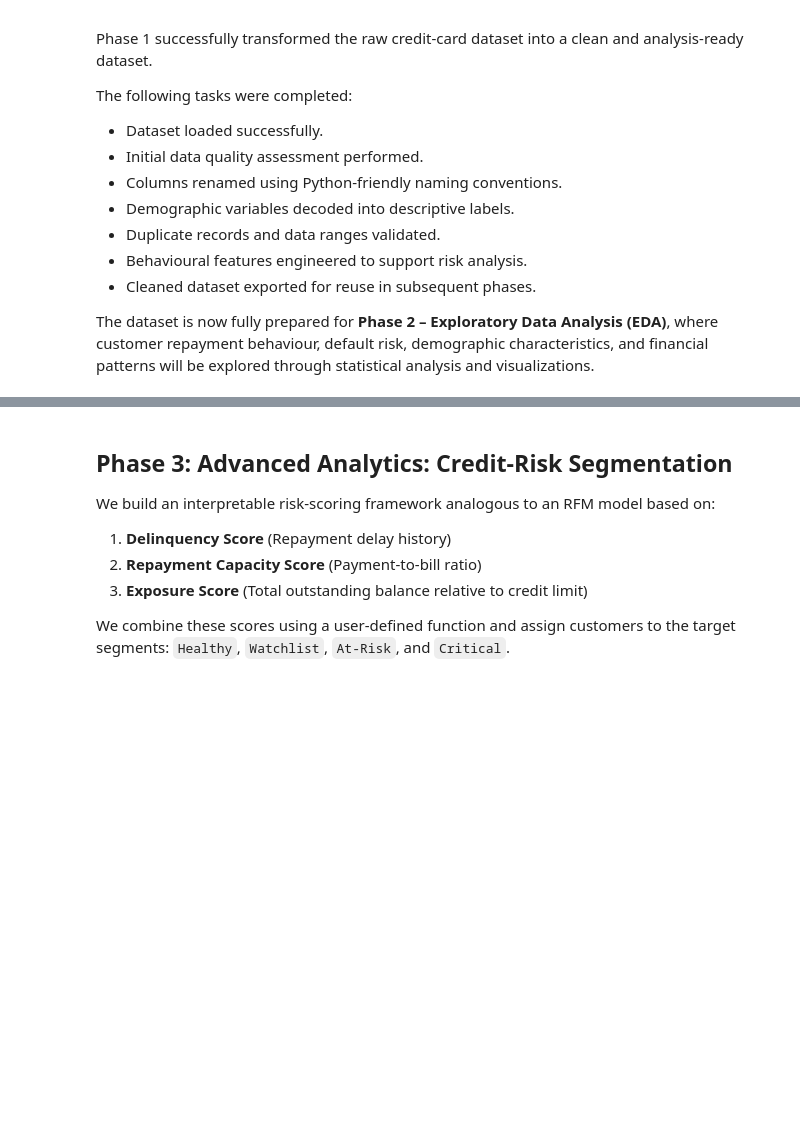
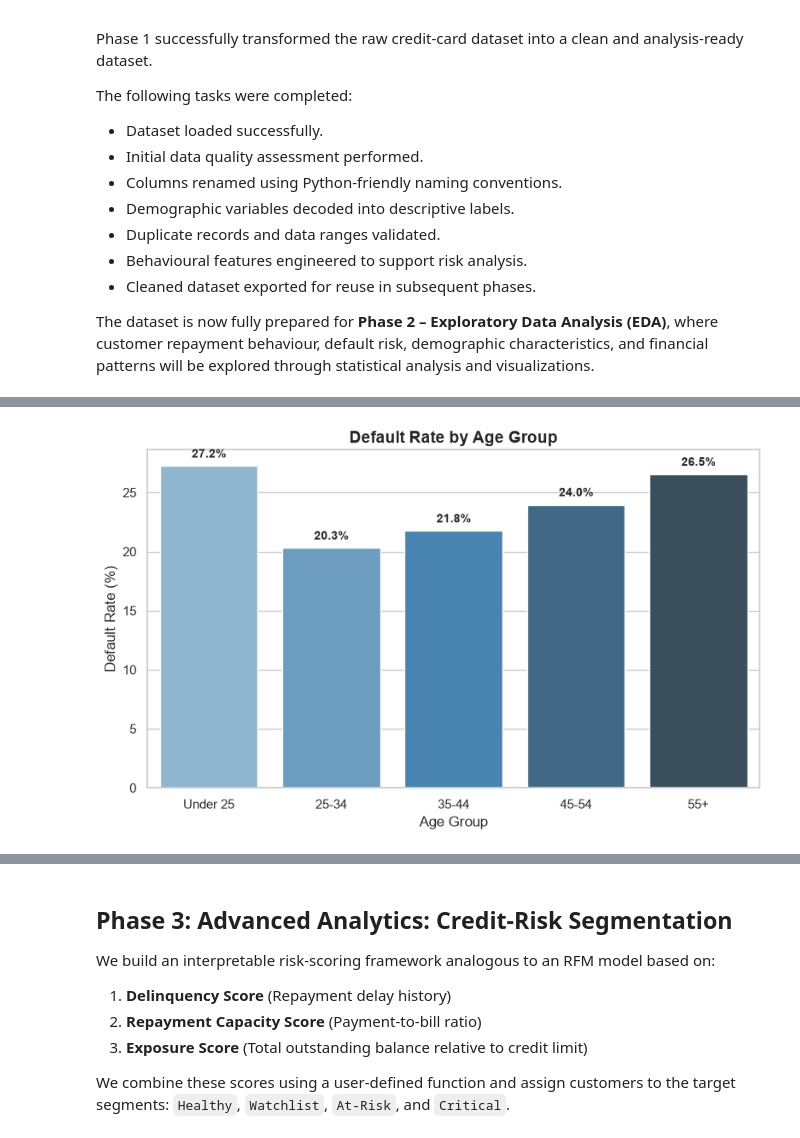
Before and after one commit to ChamithuPunchihewa/Final-Python-Project, a Jupyter notebook: notebooks/Technical_Appendix.ipynb, the cells around one changed output, grey strips where cells are left out. Saved outputs shown, nothing was run; the diff lists cells and outputs as text; code cells hidden in the pictures; blank space fills up the shorter version.

```diff
--- a/notebooks/Technical_Appendix.ipynb
+++ b/notebooks/Technical_Appendix.ipynb
@@ -721,23 +791,77 @@ plt.show()
 # %%
-# Analysis & Plot 2: Default rate by Age Bands
-# Group ages into standard bands: Under 25, 25-34, 35-44, 45-54, 55+
+# Analysis 2 : Default Rate by Age Group
+
+print("=" * 50)
+print("ANALYSIS 2 : DEFAULT RATE BY AGE GROUP")
+print("=" * 50)
+
+# Create Age Bands
 age_bins = [0, 24, 34, 44, 54, 100]
-age_labels = ['Under 25', '25-34', '35-44', '45-54', '55+']
-df_clean['age_band'] = pd.cut(df_clean['age'], bins=age_bins, labels=age_labels)
+age_labels = [
+    "Under 25",
+    "25-34",
+    "35-44",
+    "45-54",
+    "55+"
+]
 
-age_default = df_clean.groupby('age_band')['default_next_month'].mean().reset_index()
-age_default['default_rate'] = age_default['default_next_month'] * 100
+df_clean["age_band"] = pd.cut(
+    df_clean["age"],
+    bins=age_bins,
+    labels=age_labels
+)
 
-print(age_default)
 
-fig, ax = plt.subplots(figsize=(8, 5))
-sns.barplot(data=age_default, x='age_band', y='default_rate', palette='Blues_d', ax=ax)
-ax.set_title('Default Rate by Age Band', fontsize=14, weight='bold', pad=15)
-ax.set_xlabel('Age Band', fontsize=12)
-ax.set_ylabel('Default Rate (%)', fontsize=12)
-for p in ax.patches:
-    ax.annotate(f"{p.get_height():.1f}%", (p.get_x() + p.get_width() / 2., p.get_height() + 0.5),
-                ha='center', va='center', fontsize=10, weight='bold', color='black', xytext=(0, 5),
-                textcoords='offset points')
+# Calculate Default Rate
+age_default = (
+    df_clean
+    .groupby("age_band", observed=False)["default_next_month"]
+    .mean()
+    .reset_index()
+)
+
+age_default["default_rate"] = (
+    age_default["default_next_month"] * 100
+)
+
+display(age_default)
+
+
+# Visualization
+plt.figure(figsize=(8,5))
+
+ax = sns.barplot(
+    data=age_default,
+    x="age_band",
+    y="default_rate",
+    palette="Blues_d"
+)
+
+plt.title(
+    "Default Rate by Age Group",
+    fontsize=14,
+    weight="bold"
+)
+
+plt.xlabel("Age Group")
+plt.ylabel("Default Rate (%)")
+
+for bar in ax.patches:
+
+    ax.annotate(
+        f"{bar.get_height():.1f}%",
+        (
+            bar.get_x() + bar.get_width()/2,
+            bar.get_height()
+        ),
+        ha="center",
+        va="bottom",
+        fontsize=10,
+        fontweight="bold",
+        xytext=(0,5),
+        textcoords="offset points"
+    )
+
 plt.tight_layout()
 plt.show()
+# %% [output]
@@ -743,0 +877 @@ plt.show()
+[figure, added]
```
Also changed, not shown: parts of 18 cells of this notebook.
